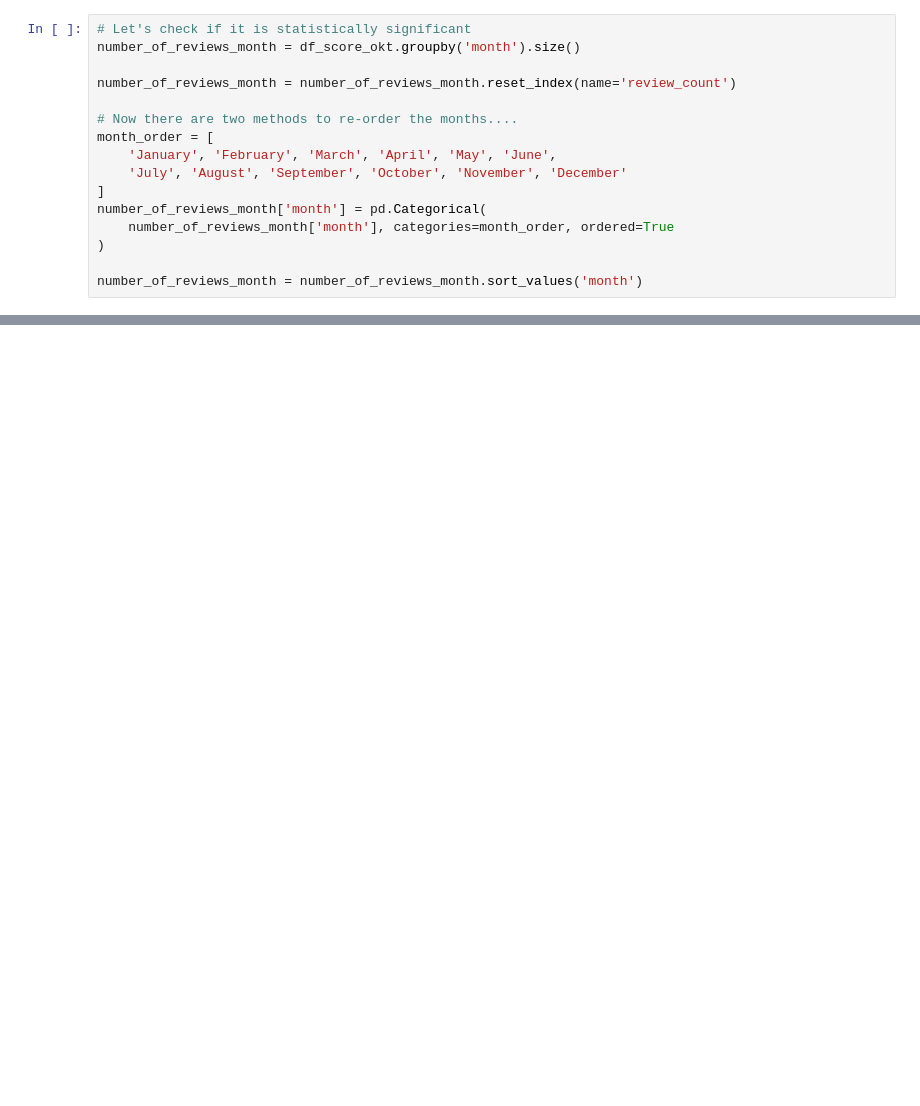
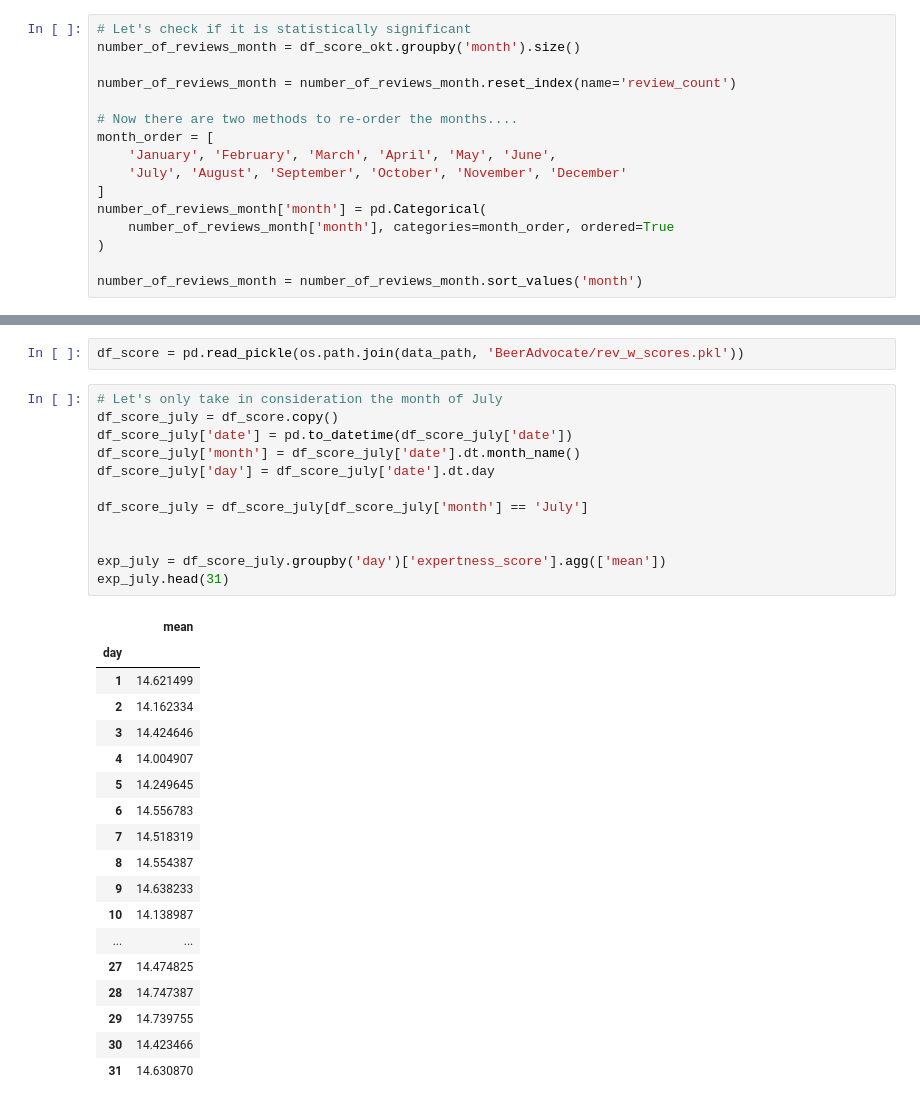
Before and after one commit to nada401/brewing-knowledge, a Jupyter notebook: src/scripts/quality_over_year/quality_over_year.ipynb, the cells around one changed output, grey strips where cells are left out. Saved outputs shown, nothing was run; the diff lists cells and outputs as text; blank space fills up the shorter version.

```diff
--- a/src/scripts/quality_over_year/quality_over_year.ipynb
+++ b/src/scripts/quality_over_year/quality_over_year.ipynb
@@ -127,0 +145,33 @@ Index(['beer_name', 'beer_id', 'brewery_name', 'brewery_id', 'style', 'abv',
+# %%
+df_score = pd.read_pickle(os.path.join(data_path, 'BeerAdvocate/rev_w_scores.pkl'))
+# %%
+# Let's only take in consideration the month of July
+df_score_july = df_score.copy()
+df_score_july['date'] = pd.to_datetime(df_score_july['date'])
+df_score_july['month'] = df_score_july['date'].dt.month_name()
+df_score_july['day'] = df_score_july['date'].dt.day
+
+df_score_july = df_score_july[df_score_july['month'] == 'July']
+
+
+exp_july = df_score_july.groupby('day')['expertness_score'].agg(['mean'])
+exp_july.head(31)
+# %% [output]
+|  | mean |
+| day |  |
+| 1 | 14.621499 |
+| 2 | 14.162334 |
+| 3 | 14.424646 |
+| 4 | 14.004907 |
+| 5 | 14.249645 |
+| 6 | 14.556783 |
+| 7 | 14.518319 |
+| 8 | 14.554387 |
+| 9 | 14.638233 |
+| 10 | 14.138987 |
+| ... | ... |
+| 27 | 14.474825 |
+| 28 | 14.747387 |
+| 29 | 14.739755 |
+| 30 | 14.423466 |
+| 31 | 14.630870 |
```
Also changed, not shown: parts of 12 cells of this notebook.
